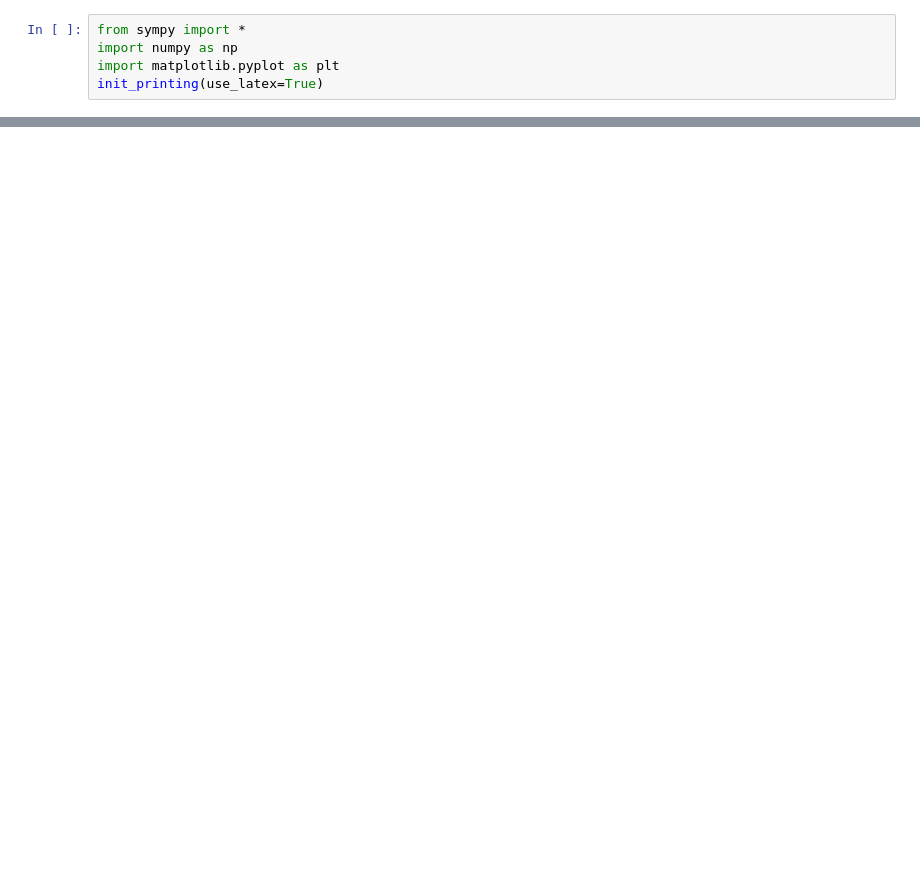
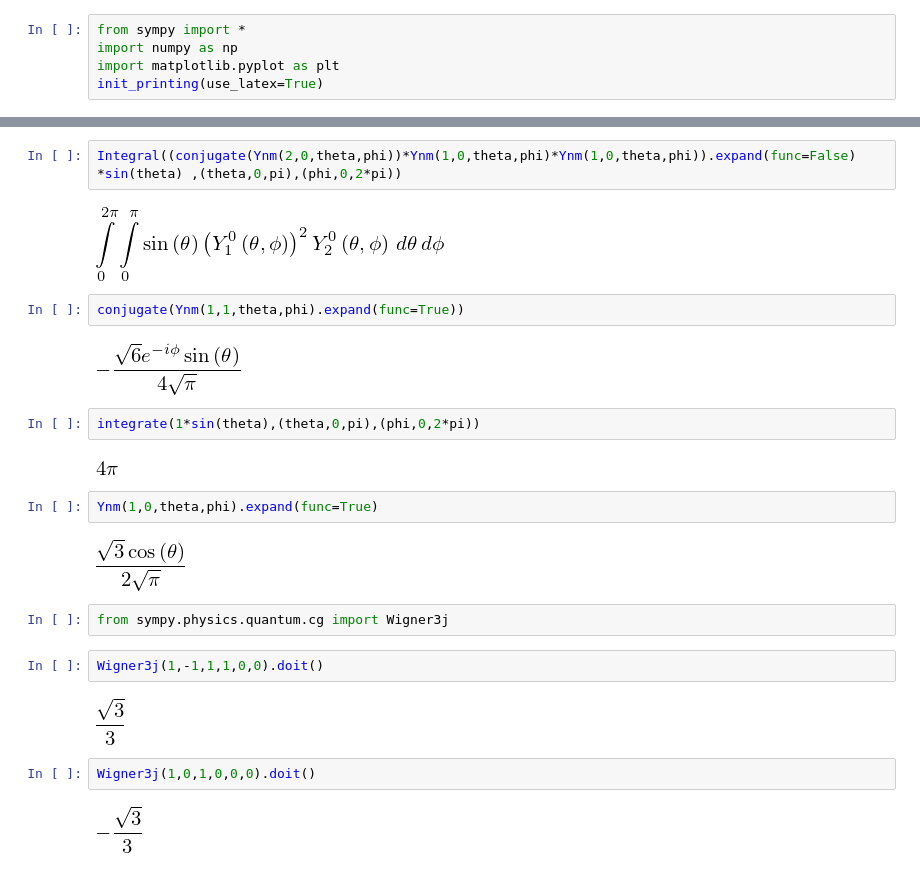
Before and after one commit to ClarkGuilty/2019, a Jupyter notebook: Codigo/PreparcialMCA.ipynb, the cells around one changed output, grey strips where cells are left out. Cells and saved outputs as stored; diff of their text form; blank space fills up the shorter version.

Commit message:
ALgunas integrales

```diff
--- a/Codigo/PreparcialMCA.ipynb
+++ b/Codigo/PreparcialMCA.ipynb
@@ -17,0 +26,26 @@ integrate(simplify(psi*diff(r**2*diff(psi,r),r)),(r,0,oo))
+# %%
+Integral((conjugate(Ynm(2,0,theta,phi))*Ynm(1,0,theta,phi)*Ynm(1,0,theta,phi)).expand(func=False) *sin(theta) ,(theta,0,pi),(phi,0,2*pi))
+# %% [output]
+[figure, added]
+# %%
+conjugate(Ynm(1,1,theta,phi).expand(func=True))
+# %% [output]
+[figure, added]
+# %%
+integrate(1*sin(theta),(theta,0,pi),(phi,0,2*pi))
+# %% [output]
+[figure, added]
+# %%
+Ynm(1,0,theta,phi).expand(func=True)
+# %% [output]
+[figure, added]
+# %%
+from sympy.physics.quantum.cg import Wigner3j
+# %%
+Wigner3j(1,-1,1,1,0,0).doit()
+# %% [output]
+[figure, added]
+# %%
+Wigner3j(1,0,1,0,0,0).doit()
+# %% [output]
+[figure, added]
```
Also changed, not shown: parts of 9 cells of this notebook.
